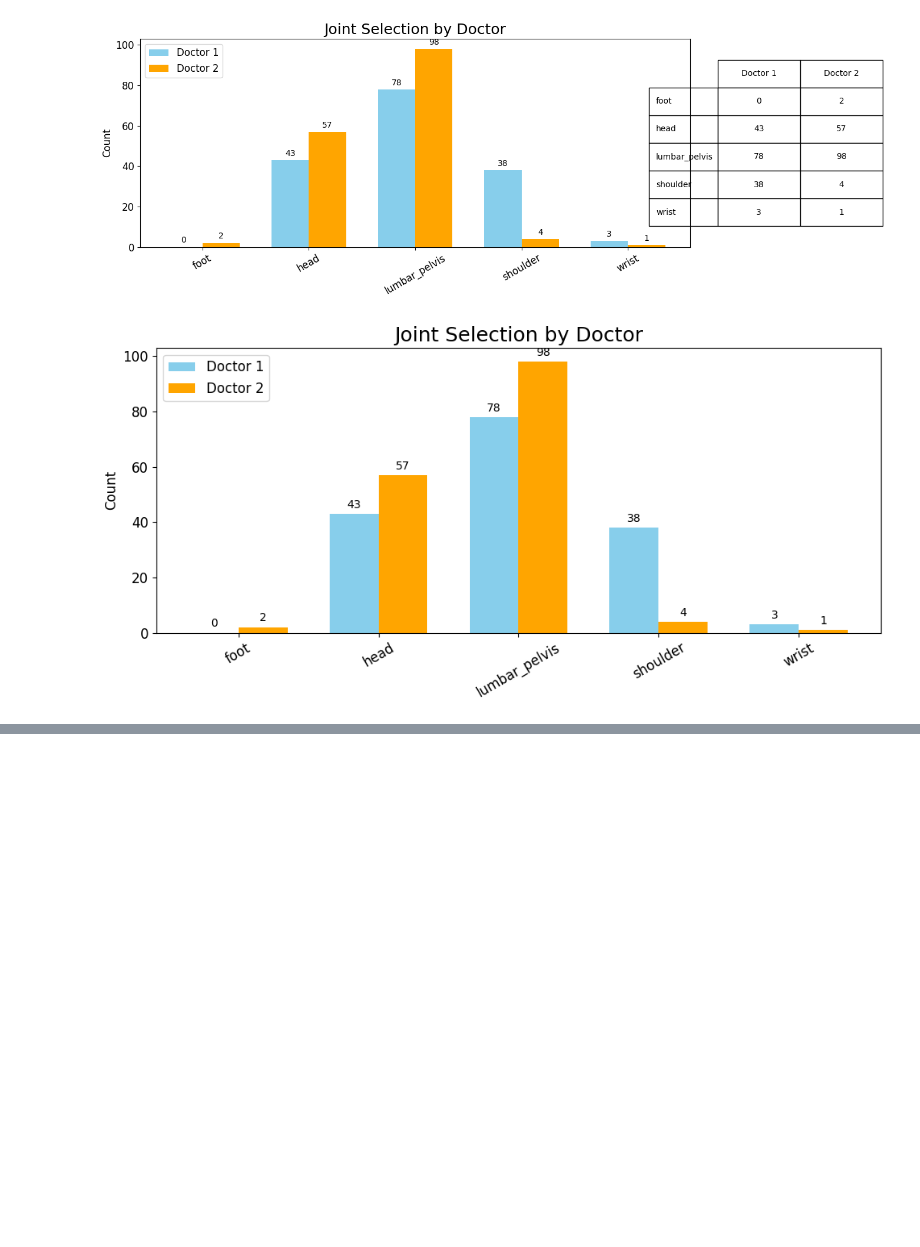
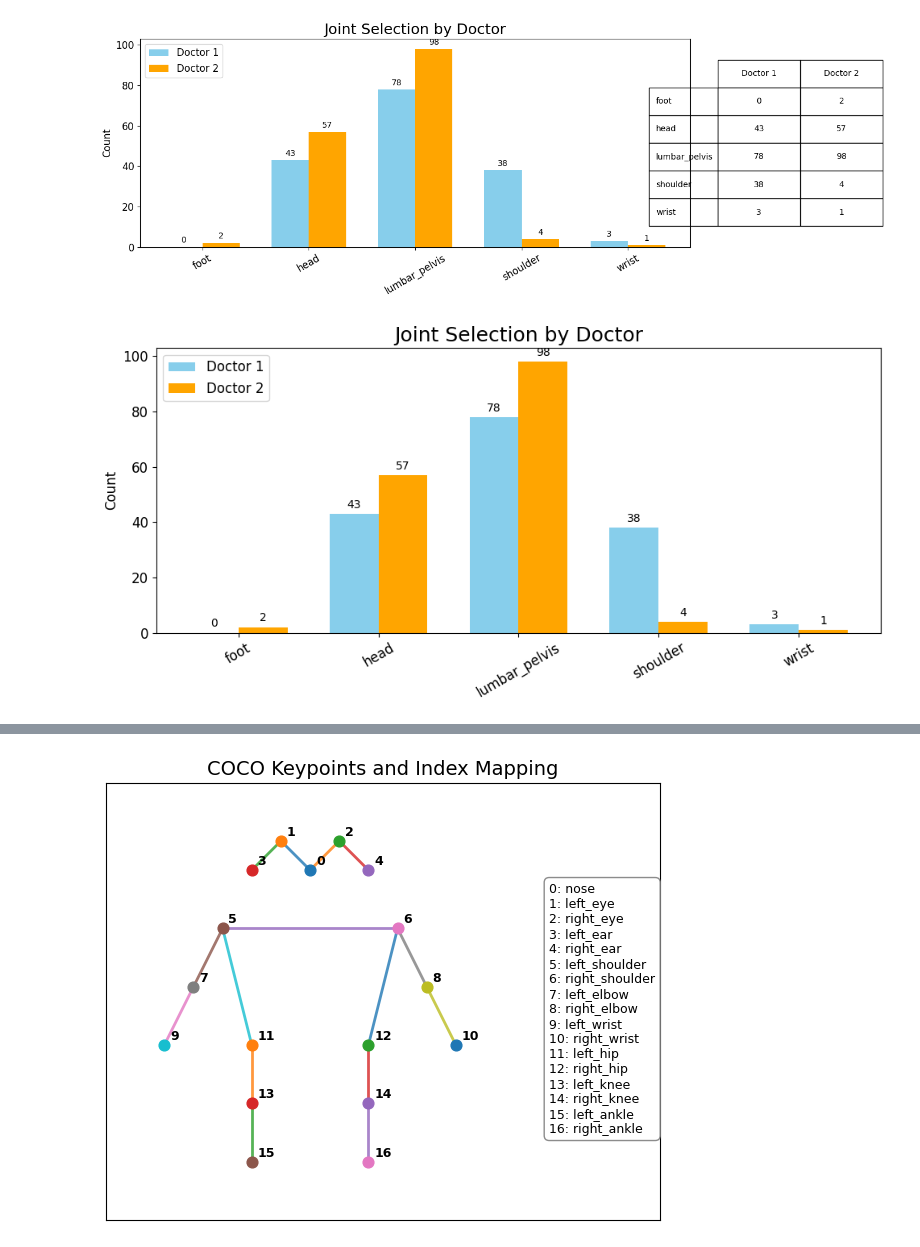
Before and after one commit to ChenKaiXuSan/ClinicalGait-CrossAttention_ASD_PyTorch, a Jupyter notebook: analysis/draw_img.ipynb, the cells around one changed output, grey strips where cells are left out. Saved outputs shown, nothing was run; the diff lists cells and outputs as text; code cells hidden in the pictures; blank space fills up the shorter version.

```diff
--- a/analysis/draw_img.ipynb
+++ b/analysis/draw_img.ipynb
@@ -242,0 +243,96 @@ plt.show()
+# %%
+import matplotlib.pyplot as plt
+
+# COCO keypoints 顺序和名称
+coco_kpts = {
+    0: "nose",
+    1: "left_eye",
+    2: "right_eye",
+    3: "left_ear",
+    4: "right_ear",
+    5: "left_shoulder",
+    6: "right_shoulder",
+    7: "left_elbow",
+    8: "right_elbow",
+    9: "left_wrist",
+    10: "right_wrist",
+    11: "left_hip",
+    12: "right_hip",
+    13: "left_knee",
+    14: "right_knee",
+    15: "left_ankle",
+    16: "right_ankle",
+}
+
+# 手动画一个“标准小人”的 2D 坐标（只是示意，不是 COCO 的真实像素）
+# 单位：随便定的归一化坐标，视觉上好看即可
+coords = {
+    0:  (0.0, 1.0),   # nose
+    1:  (-0.1, 1.1),  # left_eye
+    2:  (0.1, 1.1),   # right_eye
+    3:  (-0.2, 1.0),  # left_ear
+    4:  (0.2, 1.0),   # right_ear
+    5:  (-0.3, 0.8),  # left_shoulder
+    6:  (0.3, 0.8),   # right_shoulder
+    7:  (-0.4, 0.6),  # left_elbow
+    8:  (0.4, 0.6),   # right_elbow
+    9:  (-0.5, 0.4),  # left_wrist
+    10: (0.5, 0.4),   # right_wrist
+    11: (-0.2, 0.4),  # left_hip
+    12: (0.2, 0.4),   # right_hip
+    13: (-0.2, 0.2),  # left_knee
+    14: (0.2, 0.2),   # right_knee
+    15: (-0.2, 0.0),  # left_ankle
+    16: (0.2, 0.0),   # right_ankle
+}
+
+# COCO 常用骨架连接（pairs）
+skeleton = [
+    (0, 1), (0, 2),
+    (1, 3), (2, 4),
+    (5, 6),
+    (5, 7), (7, 9),
+    (6, 8), (8, 10),
+    (5, 11), (6, 12),
+    (11, 13), (13, 15),
+    (12, 14), (14, 16),
+]
+
+fig, ax = plt.subplots(figsize=(6, 7))
+
+# 画骨架连线
+for i, j in skeleton:
+    x1, y1 = coords[i]
+    x2, y2 = coords[j]
+    ax.plot([x1, x2], [y1, y2], '-', linewidth=2, alpha=0.8)
+
+# 画关键点并标编号
+for idx, (x, y) in coords.items():
+    ax.scatter(x, y, s=60, zorder=3)
+    # 在点旁边标 index 和简短名称
+    ax.text(
+        x + 0.02, y + 0.02,
+        f"{idx}",
+        fontsize=9, weight="bold"
+    )
+
+# 右侧放一个文字说明（index -> name）
+lines = [f"{i}: {name}" for i, name in coco_kpts.items()]
+text_block = "\n".join(lines)
+ax.text(
+    0.8, 0.2, text_block,
+    transform=ax.transAxes,
+    fontsize=9,
+    bbox=dict(boxstyle="round,pad=0.4", fc="white", ec="gray", alpha=0.9)
+)
+
+ax.set_title("COCO Keypoints and Index Mapping", fontsize=14)
+ax.set_xlim(-0.7, 1.2)
+ax.set_ylim(-0.2, 1.3)
+ax.set_xticks([])
+ax.set_yticks([])
+ax.set_aspect("equal")
+plt.tight_layout()
+plt.show()
+# %% [output]
+[figure, added]
```
Also changed, not shown: parts of 1 cell of this notebook.
